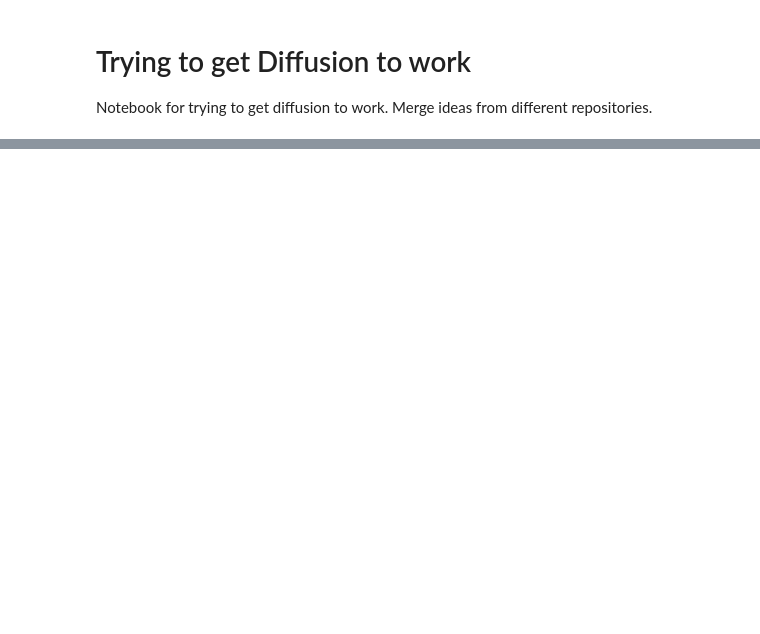
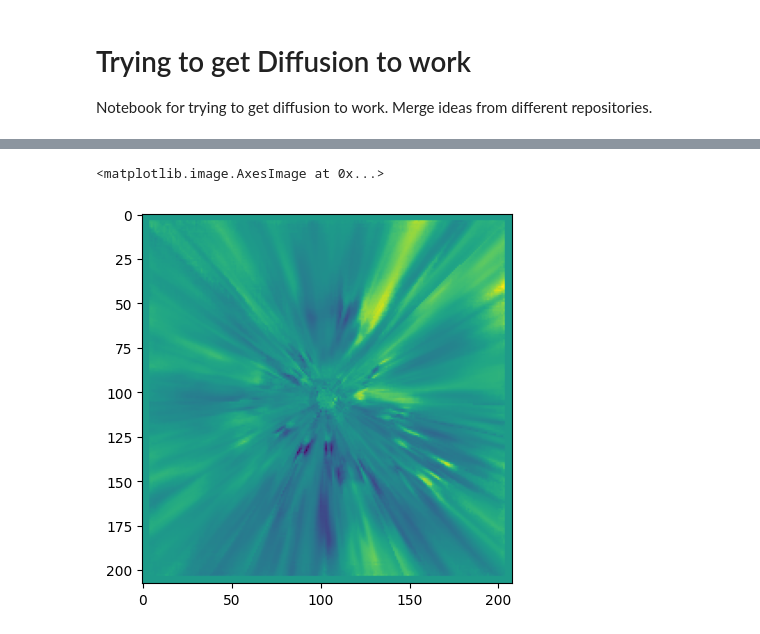
Before and after one commit to mln9d4/FeatureBridgeMapping, a Jupyter notebook: prototyping.ipynb, the cells around one changed output, grey strips where cells are left out. Saved outputs shown, nothing was run; the diff lists cells and outputs as text; code cells hidden in the pictures; blank space fills up the shorter version.

```diff
--- a/prototyping.ipynb
+++ b/prototyping.ipynb
@@ -3,0 +15,4 @@ Notebook for trying to get diffusion to work. Merge ideas from different reposit
+# %%
+checkpoint = torch.load(config['path']['network_checkpoint'], map_location='cpu')
+model = Palette(checkpoint['model_config'], checkpoint['beta_schedule'], opts=config, rolling_statistics_cfg=checkpoint['rolling_stats_cfg'])
+model.load_network()
@@ -3,0 +41,10 @@ Notebook for trying to get diffusion to work. Merge ideas from different reposit
+# %%
+dataset = BEVFeaturesDataset(root_dir='/home/mingdayang/FeatureBridgeMapping/data/bev_features', transform=PaddDataset(pad_size=8))
+one_sample = dataset[0]['img_bev_embed']
+one_sample = torch.tensor(one_sample).unsqueeze(0)
+one_sample = model.rolling_statistics_X.normalize(one_sample)
+one_sample = one_sample.to(device=1)
+plt.imshow(one_sample.cpu().squeeze().numpy()[0], cmap='viridis')
+# %% [output]
+<matplotlib.image.AxesImage at 0x...>
+[figure, added]
```
Also changed, not shown: parts of 18 cells of this notebook, 9 other files.
